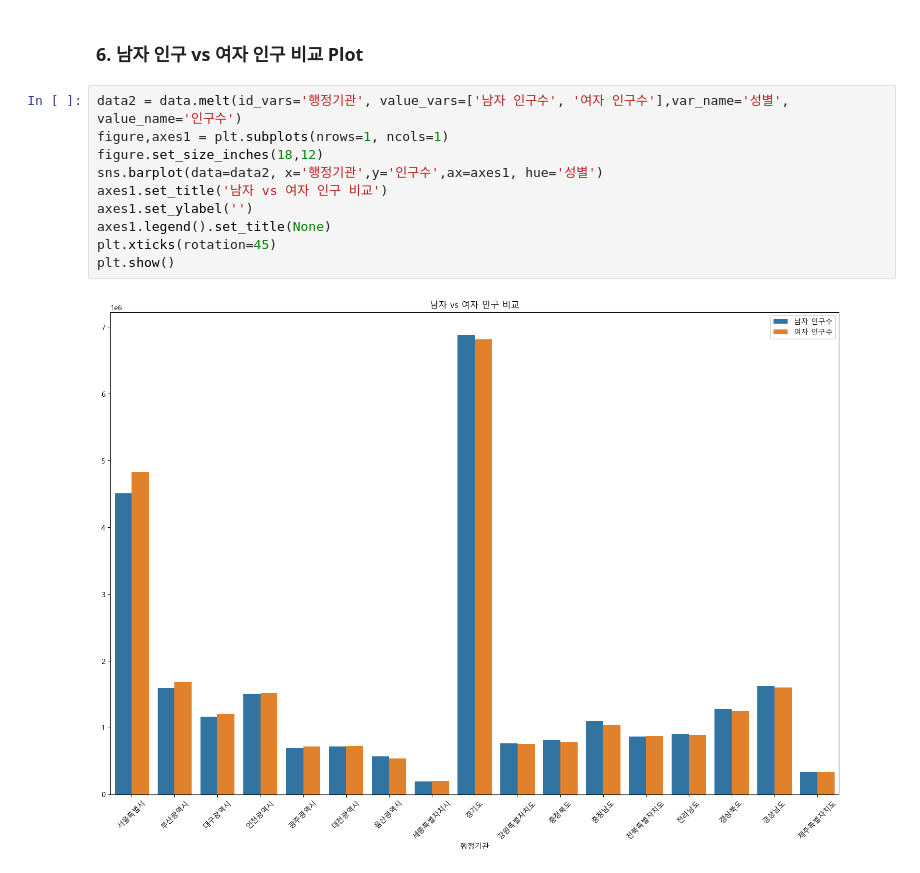
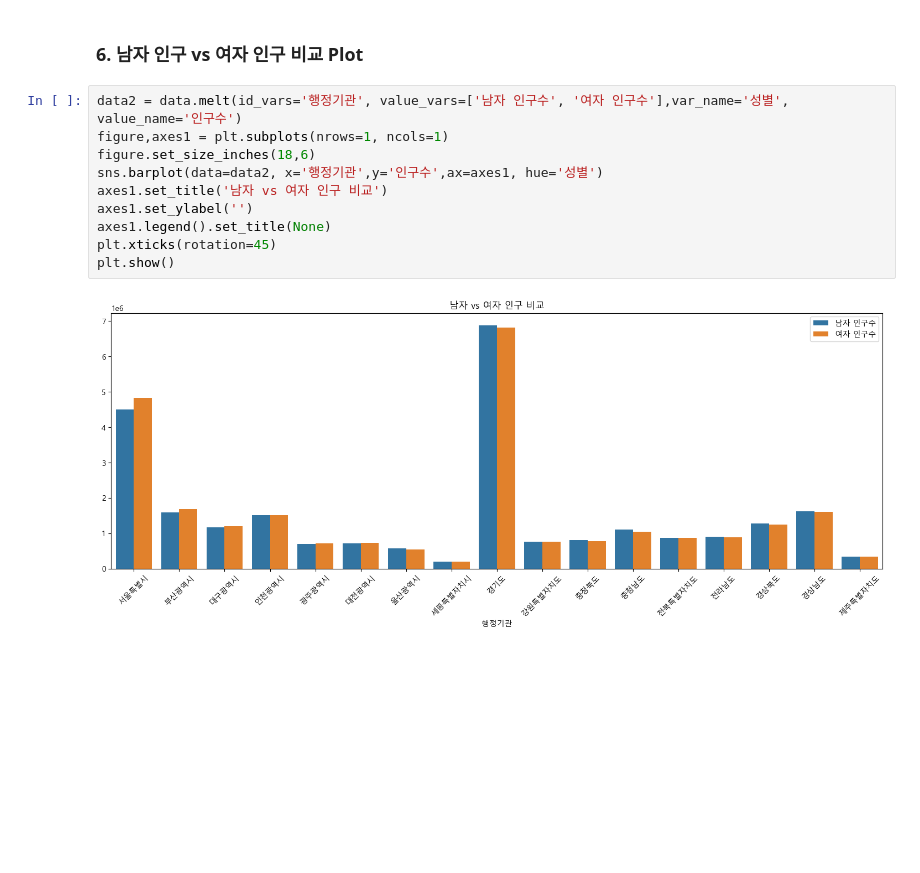
Before and after one commit to minju3212/Python_Webscraping_Analysis, a Jupyter notebook: 04_인구현황분석.ipynb, the cells around one changed output. Drawn from its saved outputs; the diff is of its cells as text; blank space fills up the shorter version.

```diff
--- a/04_인구현황분석.ipynb
+++ b/04_인구현황분석.ipynb
@@ -168,12 +160,12 @@ plt.show()
 # %%
 data2 = data.melt(id_vars='행정기관', value_vars=['남자 인구수', '여자 인구수'],var_name='성별', value_name='인구수')
 figure,axes1 = plt.subplots(nrows=1, ncols=1)
-figure.set_size_inches(18,12)
+figure.set_size_inches(18,6)
 sns.barplot(data=data2, x='행정기관',y='인구수',ax=axes1, hue='성별')
 axes1.set_title('남자 vs 여자 인구 비교')
 axes1.set_ylabel('')
 axes1.legend().set_title(None)
 plt.xticks(rotation=45)
 plt.show()
 # %% [output]
-[figure, old version]
+[figure, new version]
```
Also changed, not shown: parts of 4 cells of this notebook.
